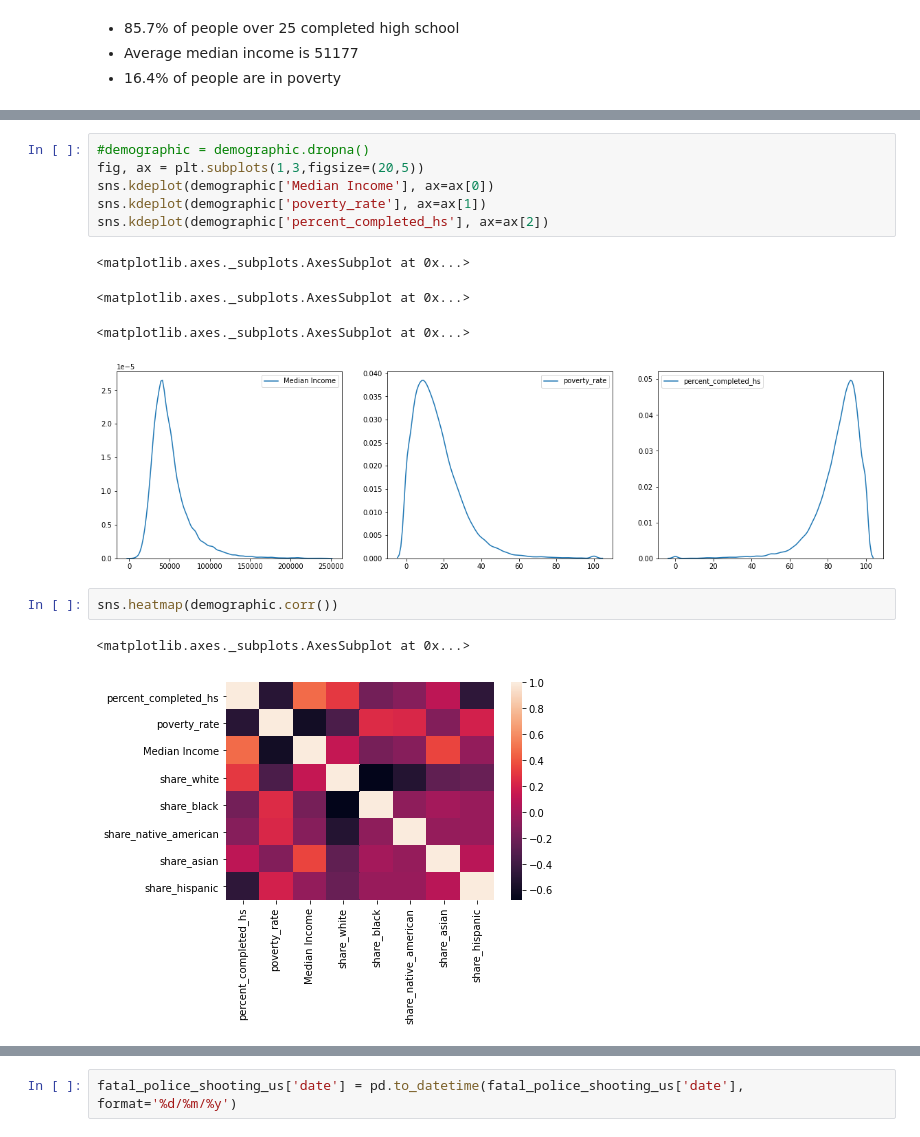
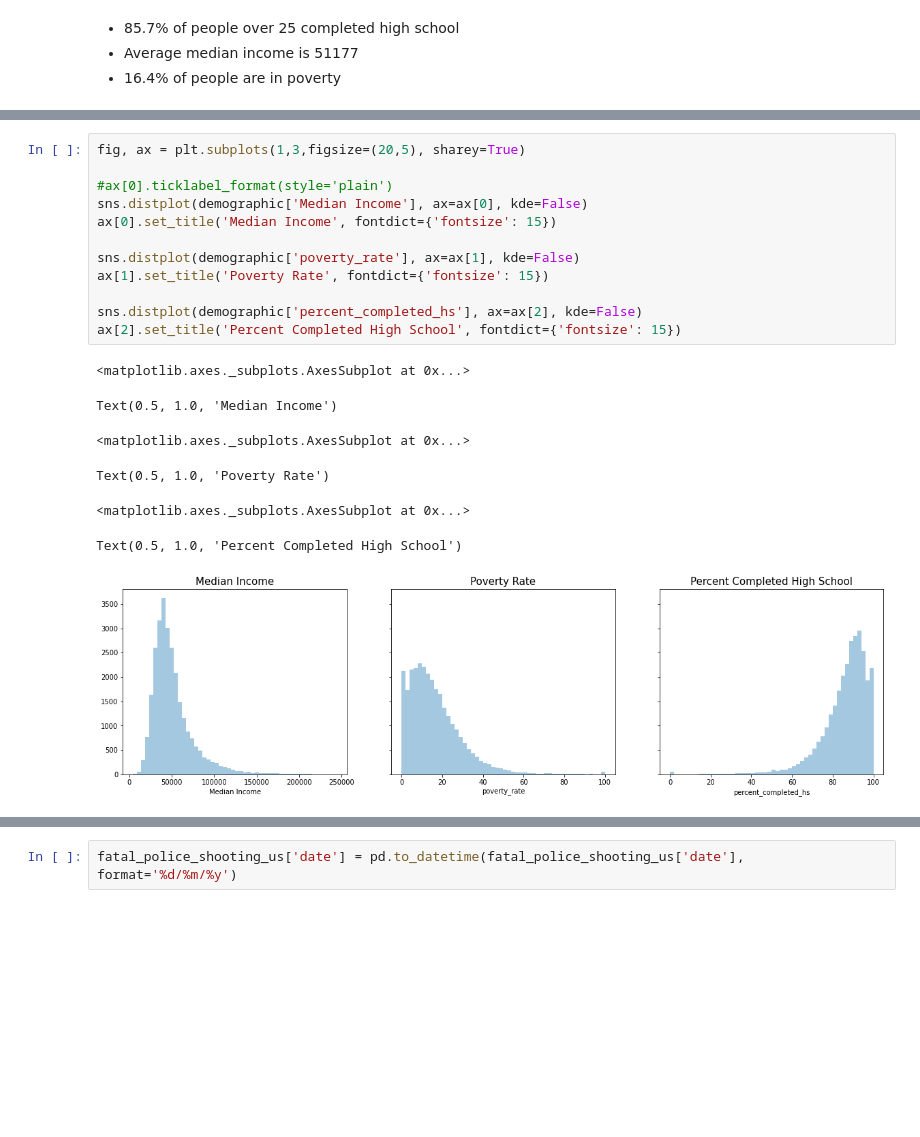
Before and after one commit to UToledo-DataScience/Fatal-Police-Shootings-in-the-US, a Jupyter notebook: EDA/EDA.ipynb, the cells around one changed output, grey strips where cells are left out. Drawn from its saved outputs; the diff is of its cells as text; blank space fills up the shorter version.

```diff
--- a/EDA/EDA.ipynb
+++ b/EDA/EDA.ipynb
@@ -56,16 +52,20 @@ demographic.describe()
 # %%
-#demographic = demographic.dropna()
-fig, ax = plt.subplots(1,3,figsize=(20,5))
-sns.kdeplot(demographic['Median Income'], ax=ax[0])
-sns.kdeplot(demographic['poverty_rate'], ax=ax[1])
-sns.kdeplot(demographic['percent_completed_hs'], ax=ax[2])
+fig, ax = plt.subplots(1,3,figsize=(20,5), sharey=True)
+
+#ax[0].ticklabel_format(style='plain')
+sns.distplot(demographic['Median Income'], ax=ax[0], kde=False)
+ax[0].set_title('Median Income', fontdict={'fontsize': 15})
+
+sns.distplot(demographic['poverty_rate'], ax=ax[1], kde=False)
+ax[1].set_title('Poverty Rate', fontdict={'fontsize': 15})
+
+sns.distplot(demographic['percent_completed_hs'], ax=ax[2], kde=False)
+ax[2].set_title('Percent Completed High School', fontdict={'fontsize': 15})
 # %% [output]
 <matplotlib.axes._subplots.AxesSubplot at 0x...>
-<matplotlib.axes._subplots.AxesSubplot at 0x...>
+Text(0.5, 1.0, 'Median Income')
 <matplotlib.axes._subplots.AxesSubplot at 0x...>
+Text(0.5, 1.0, 'Poverty Rate')
+<matplotlib.axes._subplots.AxesSubplot at 0x...>
+Text(0.5, 1.0, 'Percent Completed High School')
-[figure, old version]
+[figure, new version]
-# %%
-sns.heatmap(demographic.corr())
-# %% [output]
-<matplotlib.axes._subplots.AxesSubplot at 0x...>
-[figure, removed]
```
Also changed, not shown: parts of 13 cells of this notebook.
